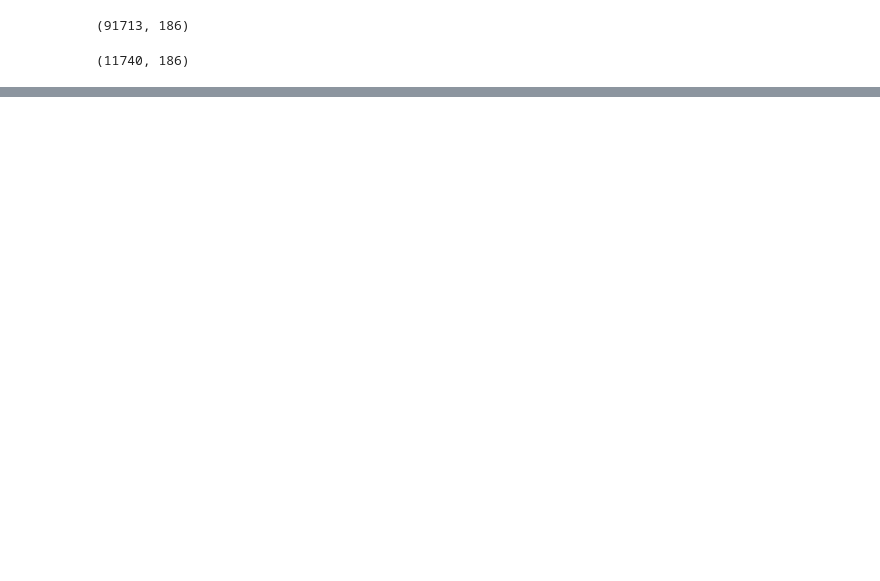
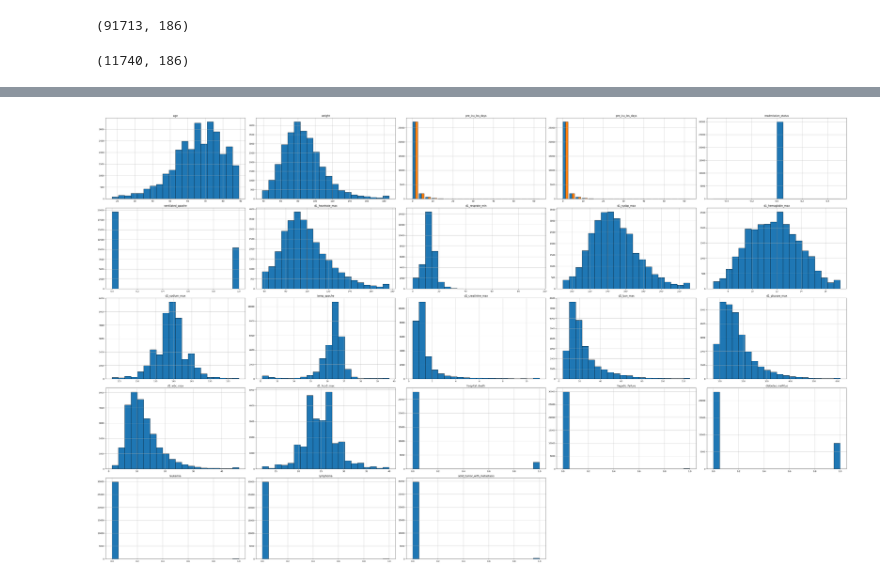
Before and after one commit to syedokun/HAD7001, a Jupyter notebook: Datathon_3/Datathon_3.ipynb, the cells around one changed output, grey strips where cells are left out. Saved outputs shown, nothing was run; the diff lists cells and outputs as text; code cells hidden in the pictures; blank space fills up the shorter version.

```diff
--- a/Datathon_3/Datathon_3.ipynb
+++ b/Datathon_3/Datathon_3.ipynb
@@ -23,0 +46,3 @@ array(['Sepsis', 'Respiratory', 'Metabolic', 'Cardiovascular', 'Trauma',
+# %%
+cardio_patients = source_df[source_df['apache_3j_bodysystem'] == 'Cardiovascular']
+cardio_patients.shape
@@ -71,0 +148,29 @@ cleaned_sepsis_df = sepsis_patients[clean_columns]
+# %%
+clean_columns = [
+    'age',
+    'gender',
+    'weight',
+    'pre_icu_los_days',
+    'pre_icu_los_days',
+    'readmission_status',
+    'ventilated_apache',
+    'd1_heartrate_max',
+    'd1_resprate_min',
+    'd1_sysbp_max',
+    'd1_hemaglobin_max',
+    'd1_sodium_max',
+    'temp_apache',
+    'd1_creatinine_max',
+    'd1_bun_max',
+    'd1_glucose_max',
+    'd1_wbc_max',
+    'd1_hco3_max',
+    'hospital_death',
+    'hepatic_failure',
+    'diabetes_mellitus',
+    'leukemia',
+    'lymphoma',
+    'solid_tumor_with_metastasis',
+    ]
+# %%
+cleaned_cardio_df = cardio_patients[clean_columns]
@@ -71,0 +197,9 @@ cleaned_sepsis_df = sepsis_patients[clean_columns]
+# %%
+# Histogram
+bins = 20
+cleaned_cardio_df.hist(figsize=(50, 30), bins=bins, edgecolor="black")
+
+plt.tight_layout()
+plt.show()
+# %% [output]
+[figure, added]
```
Also changed, not shown: parts of 12 cells of this notebook.
